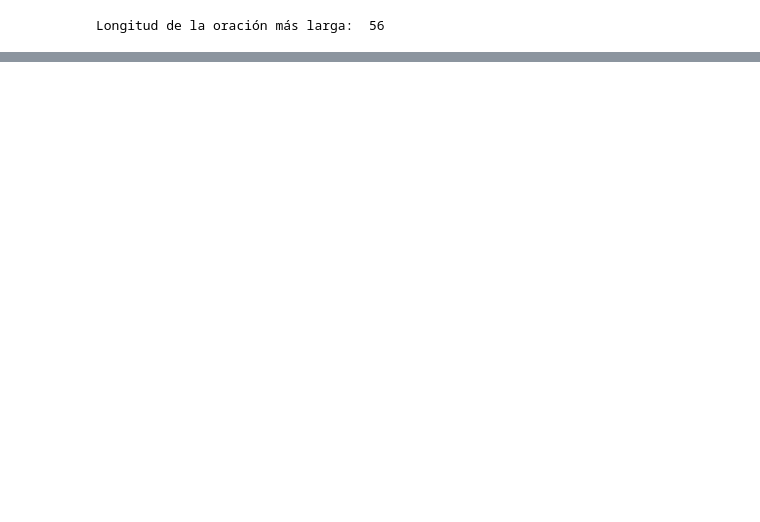
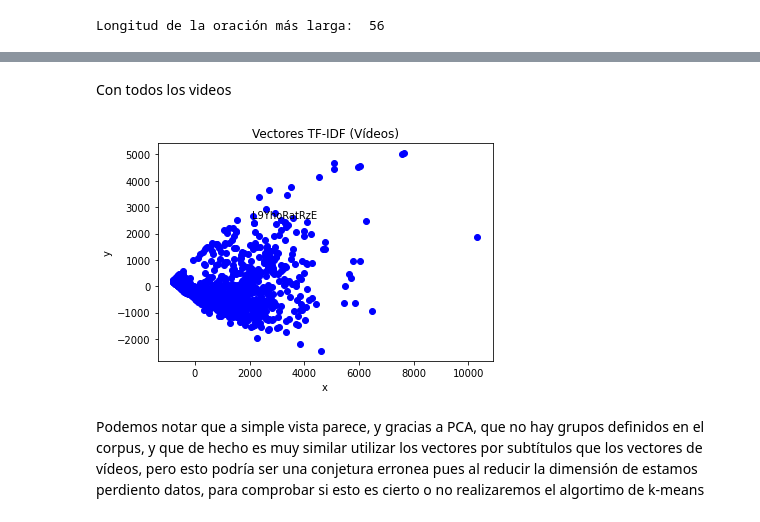
Before and after one commit to KarlaDSJ/PlayPhrase2.0, a Jupyter notebook: notebooks/Agrupar.ipynb, the cells around one changed output, grey strips where cells are left out. Cells and saved outputs as stored; diff of their text form; code cells hidden in the pictures; blank space fills up the shorter version.

```diff
--- a/notebooks/Agrupar.ipynb
+++ b/notebooks/Agrupar.ipynb
@@ -72,0 +133,13 @@ plt.show()
+# %% [markdown]
+Con todos los videos
+# %%
+#Solo se gráfican vídeos
+plot_words(val_pca, list(tfidf_obj.tfidf.keys())[:1])
+plt.title('Vectores TF-IDF (Vídeos)')
+plt.xlabel('x')
+plt.ylabel('y')
+plt.show()
+# %% [output]
+[figure, added]
+# %% [markdown]
+Podemos notar que a simple vista parece, y gracias a PCA, que no hay grupos definidos en el corpus, y que de hecho es muy similar utilizar los vectores por subtítulos que los vectores de vídeos, pero esto podría ser una conjetura erronea pues al reducir la dimensión de estamos perdiento datos, para comprobar si esto es cierto o no realizaremos el algortimo de k-means
```
Also changed, not shown: parts of 18 cells of this notebook, 1 other file.
